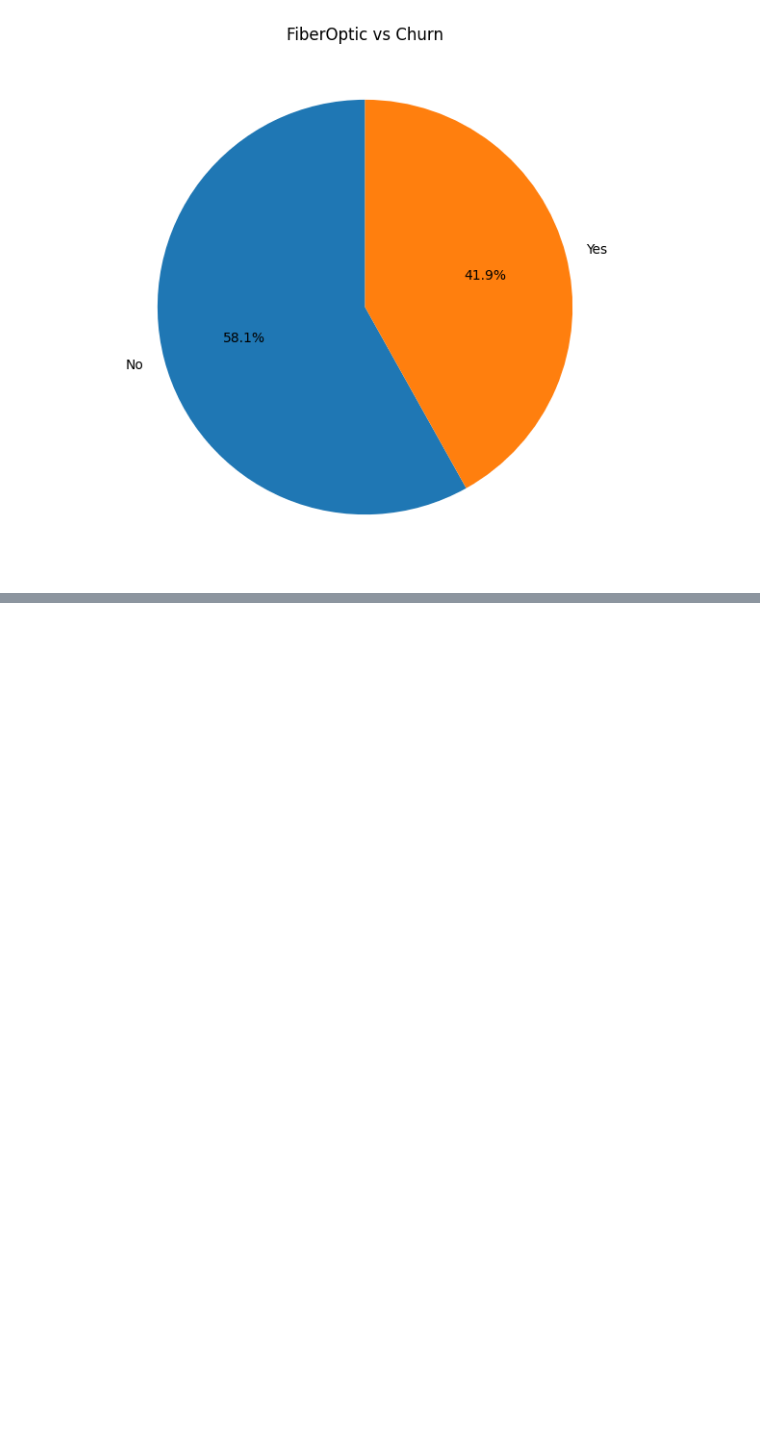
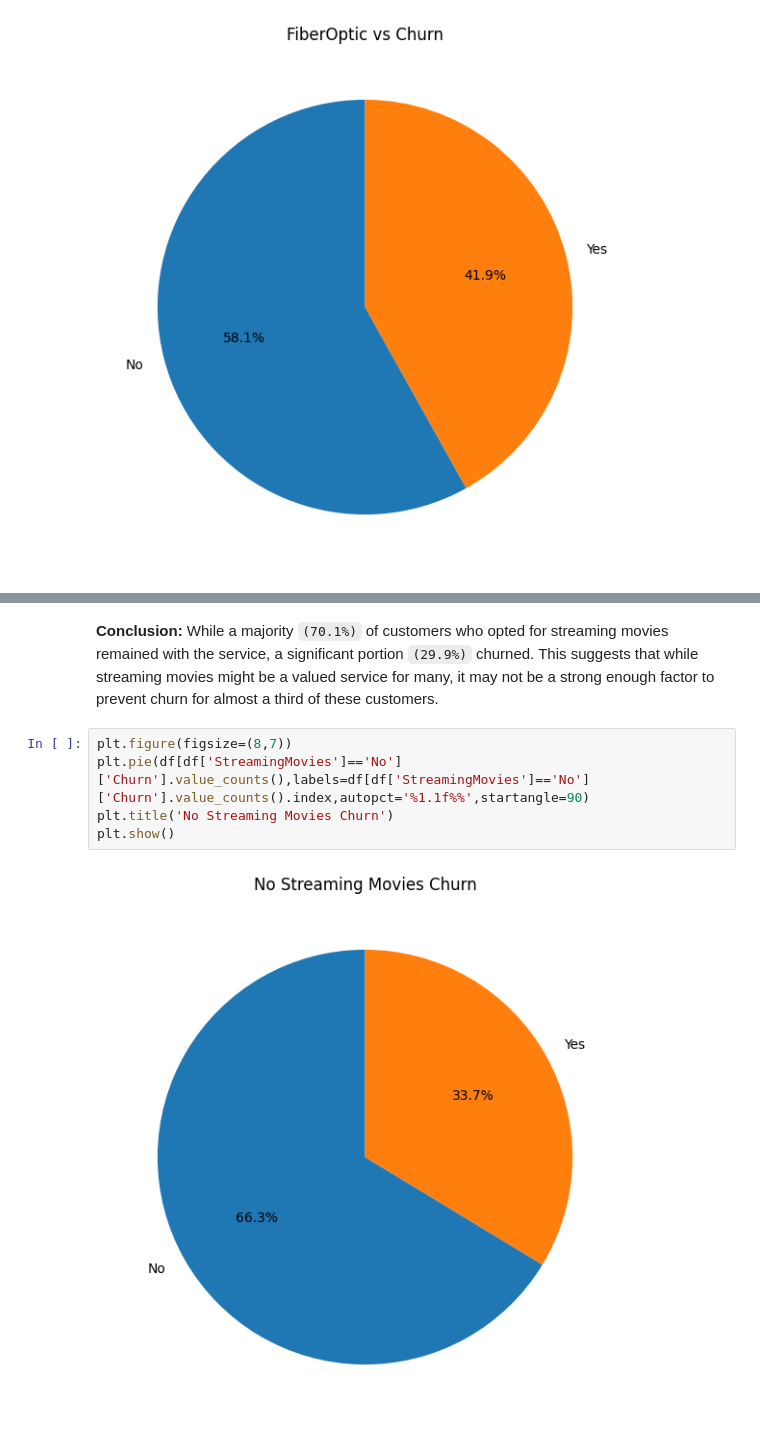
Before and after one commit to Tejeswar001/BootCamp-Jun-2024, a Jupyter notebook: Analysis/Customer_churn_analysis_PROJECT_2.ipynb, the cells around one changed output, grey strips where cells are left out. Cells and saved outputs as stored; diff of their text form; blank space fills up the shorter version.

```diff
--- a/Analysis/Customer_churn_analysis_PROJECT_2.ipynb
+++ b/Analysis/Customer_churn_analysis_PROJECT_2.ipynb
@@ -500,0 +535,9 @@ plt.show()
+# %% [markdown]
+**Conclusion:** While a majority `(70.1%)` of customers who opted for streaming movies remained with the service, a significant portion `(29.9%)` churned. This suggests that while streaming movies might be a valued service for many, it may not be a strong enough factor to prevent churn for almost a third of these customers.
+# %%
+plt.figure(figsize=(8,7))
+plt.pie(df[df['StreamingMovies']=='No']['Churn'].value_counts(),labels=df[df['StreamingMovies']=='No']['Churn'].value_counts().index,autopct='%1.1f%%',startangle=90)
+plt.title('No Streaming Movies Churn')
+plt.show()
+# %% [output]
+[figure, added]
```
Also changed, not shown: parts of 24 cells of this notebook.
